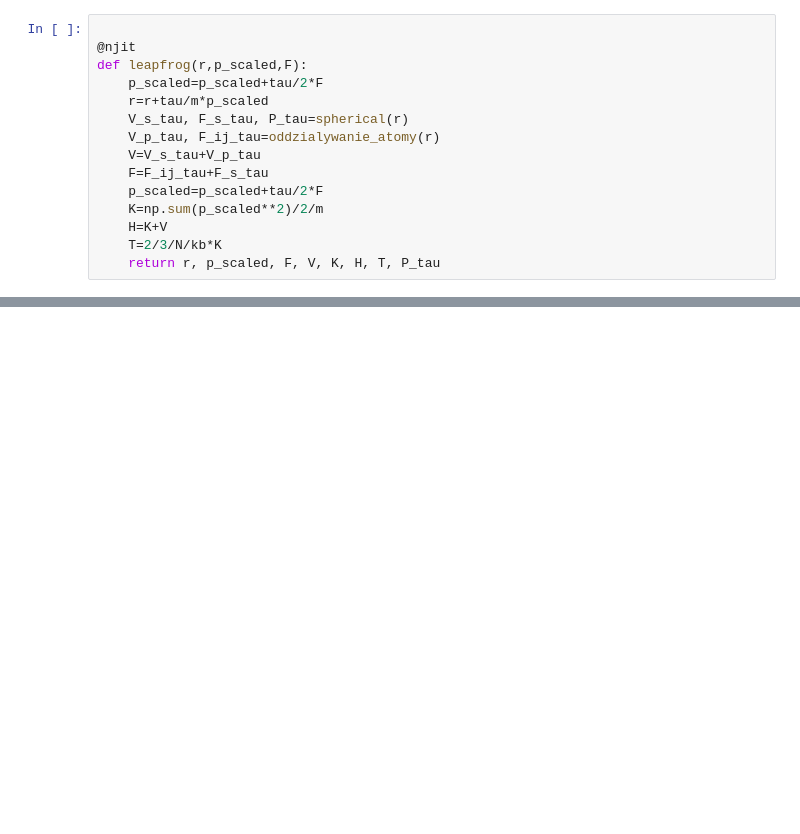
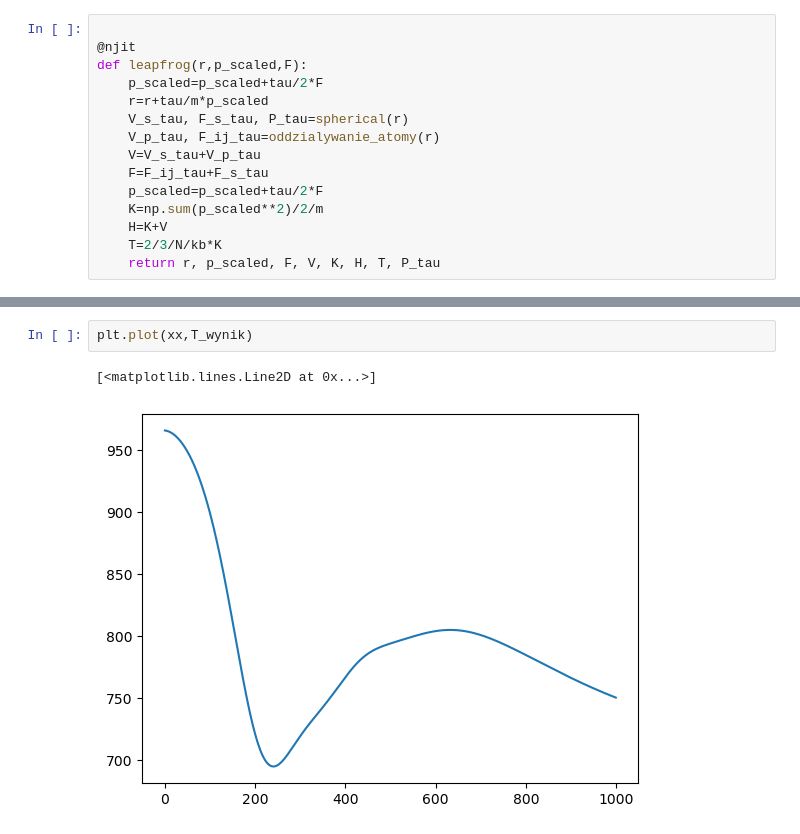
Before and after one commit to hanlawr/kms, a Jupyter notebook: lab1.ipynb, the cells around one changed output, grey strips where cells are left out. Cells and saved outputs as stored; diff of their text form; blank space fills up the shorter version.

```diff
--- a/lab1.ipynb
+++ b/lab1.ipynb
@@ -198,0 +211,5 @@ print(f"średnia T = {T_sr}\n średnia K = {K_sr}\n średnia V = {V_sr}\n średn
+# %%
+plt.plot(xx,T_wynik)
+# %% [output]
+[<matplotlib.lines.Line2D at 0x...>]
+[figure, added]
```
Also changed, not shown: parts of 6 cells of this notebook, 19 other files.
